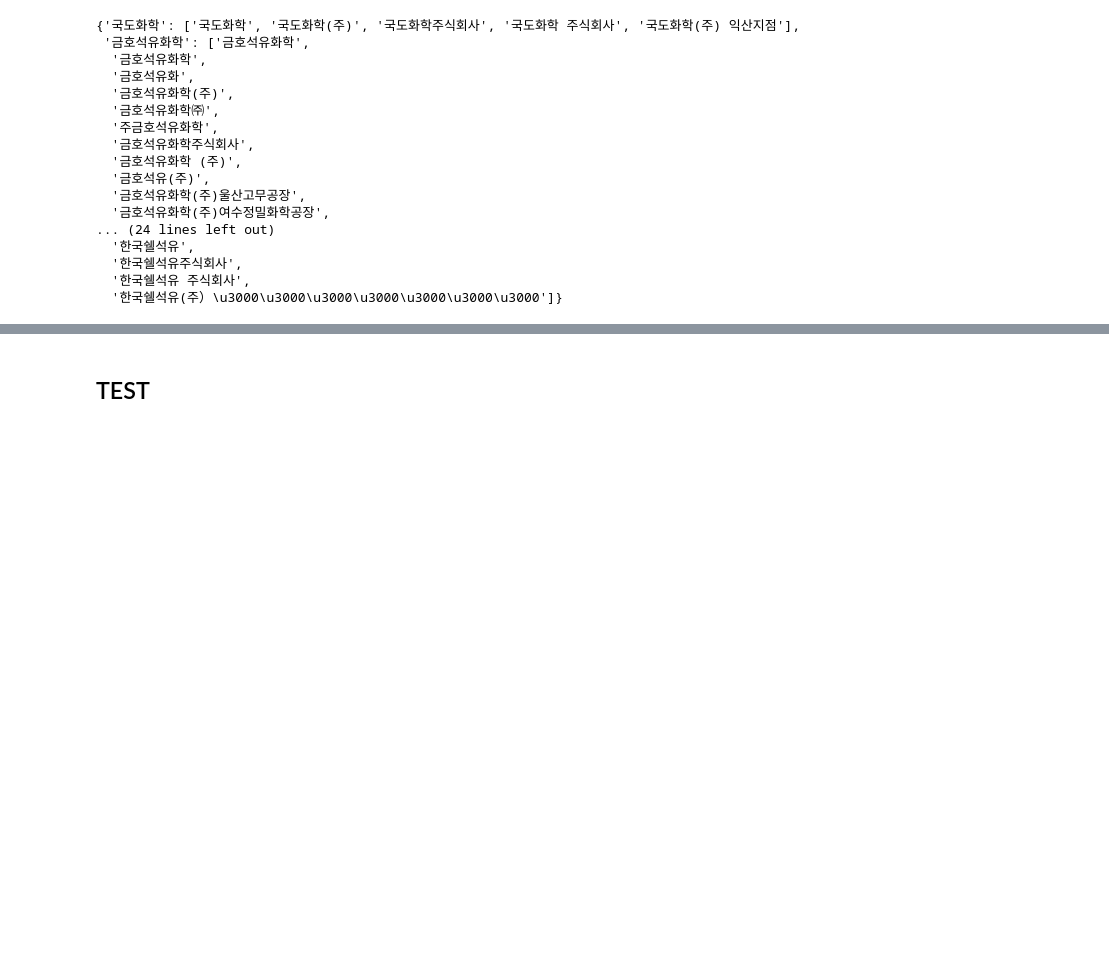
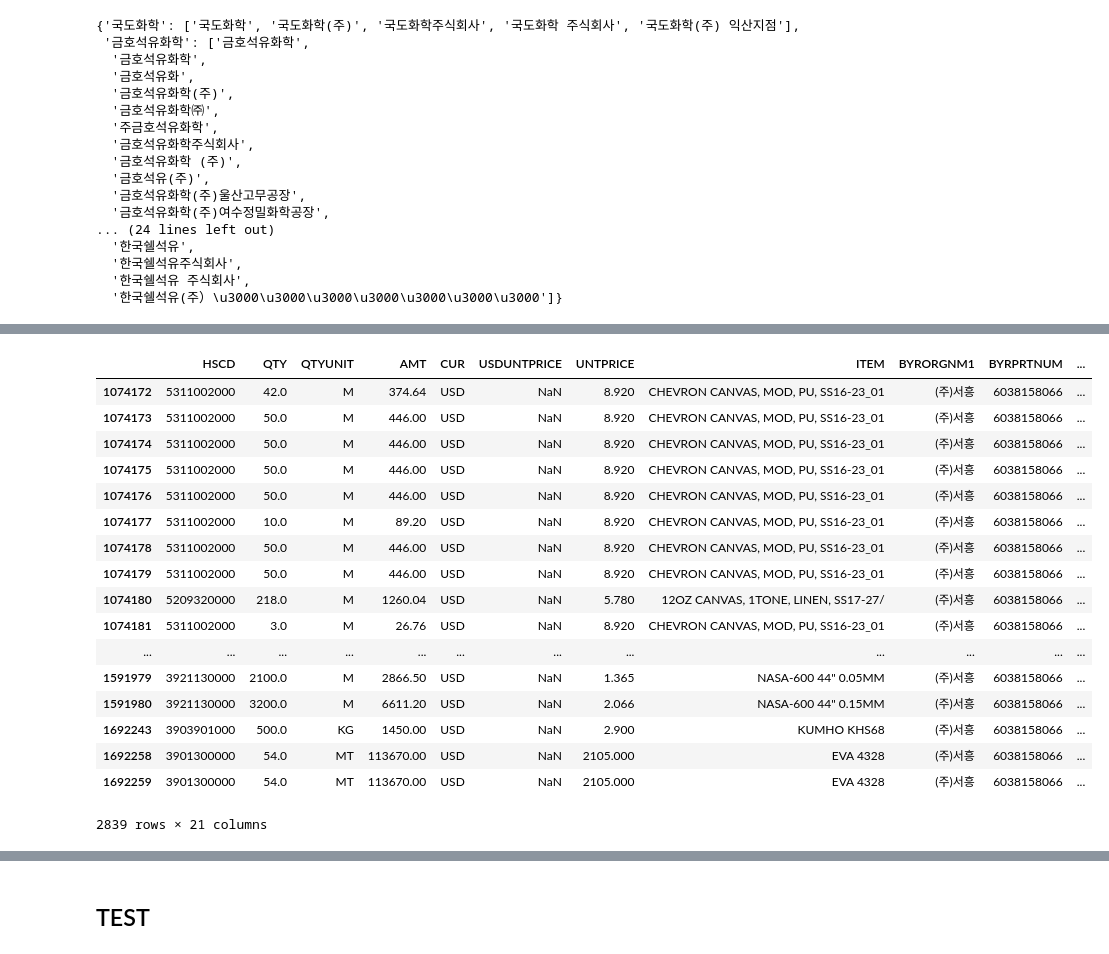
Before and after one commit to yiyc-kr/pandas-modules, a Jupyter notebook: company_classification.ipynb, the cells around one changed output, grey strips where cells are left out. Saved outputs shown, nothing was run; the diff lists cells and outputs as text; code cells hidden in the pictures; blank space fills up the shorter version.

```diff
--- a/company_classification.ipynb
+++ b/company_classification.ipynb
@@ -181,0 +303,23 @@ my_dict
+# %%
+trade_df.loc[trade_df['BYRORGNM1'] == '포스코대우테스트', 'BYRORGNM1'] = trade_df.loc[trade_df['BYRORGNM1'] == '포스코대우테스트', 'BYRORGNM1'].str.replace('포스코대우테스트', '주식회사 포스코대우')
+# %%
+trade_df.loc[trade_df['BYRORGNM1'] == '(주)서흥']
+# %% [output]
+|  | HSCD | QTY | QTYUNIT | AMT | CUR | USDUNTPRICE | UNTPRICE | ITEM | BYRORGNM1 | BYRPRTNUM | ... |
+| 1074172 | 5311002000 | 42.0 | M | 374.64 | USD | NaN | 8.920 | CHEVRON CANVAS, MOD, PU, SS16-23_01 | (주)서흥 | 6038158066 | ... |
+| 1074173 | 5311002000 | 50.0 | M | 446.00 | USD | NaN | 8.920 | CHEVRON CANVAS, MOD, PU, SS16-23_01 | (주)서흥 | 6038158066 | ... |
+| 1074174 | 5311002000 | 50.0 | M | 446.00 | USD | NaN | 8.920 | CHEVRON CANVAS, MOD, PU, SS16-23_01 | (주)서흥 | 6038158066 | ... |
+| 1074175 | 5311002000 | 50.0 | M | 446.00 | USD | NaN | 8.920 | CHEVRON CANVAS, MOD, PU, SS16-23_01 | (주)서흥 | 6038158066 | ... |
+| 1074176 | 5311002000 | 50.0 | M | 446.00 | USD | NaN | 8.920 | CHEVRON CANVAS, MOD, PU, SS16-23_01 | (주)서흥 | 6038158066 | ... |
+| 1074177 | 5311002000 | 10.0 | M | 89.20 | USD | NaN | 8.920 | CHEVRON CANVAS, MOD, PU, SS16-23_01 | (주)서흥 | 6038158066 | ... |
+| 1074178 | 5311002000 | 50.0 | M | 446.00 | USD | NaN | 8.920 | CHEVRON CANVAS, MOD, PU, SS16-23_01 | (주)서흥 | 6038158066 | ... |
+| 1074179 | 5311002000 | 50.0 | M | 446.00 | USD | NaN | 8.920 | CHEVRON CANVAS, MOD, PU, SS16-23_01 | (주)서흥 | 6038158066 | ... |
+| 1074180 | 5209320000 | 218.0 | M | 1260.04 | USD | NaN | 5.780 | 12OZ CANVAS, 1TONE, LINEN, SS17-27/ | (주)서흥 | 6038158066 | ... |
+| 1074181 | 5311002000 | 3.0 | M | 26.76 | USD | NaN | 8.920 | CHEVRON CANVAS, MOD, PU, SS16-23_01 | (주)서흥 | 6038158066 | ... |
+| ... | ... | ... | ... | ... | ... | ... | ... | ... | ... | ... | ... |
+| 1591979 | 3921130000 | 2100.0 | M | 2866.50 | USD | NaN | 1.365 | NASA-600 44" 0.05MM | (주)서흥 | 6038158066 | ... |
+| 1591980 | 3921130000 | 3200.0 | M | 6611.20 | USD | NaN | 2.066 | NASA-600 44" 0.15MM | (주)서흥 | 6038158066 | ... |
+| 1692243 | 3903901000 | 500.0 | KG | 1450.00 | USD | NaN | 2.900 | KUMHO KHS68 | (주)서흥 | 6038158066 | ... |
+| 1692258 | 3901300000 | 54.0 | MT | 113670.00 | USD | NaN | 2105.000 | EVA 4328 | (주)서흥 | 6038158066 | ... |
+| 1692259 | 3901300000 | 54.0 | MT | 113670.00 | USD | NaN | 2105.000 | EVA 4328 | (주)서흥 | 6038158066 | ... |
+2839 rows × 21 columns
```
Also changed, not shown: parts of 16 cells of this notebook.
